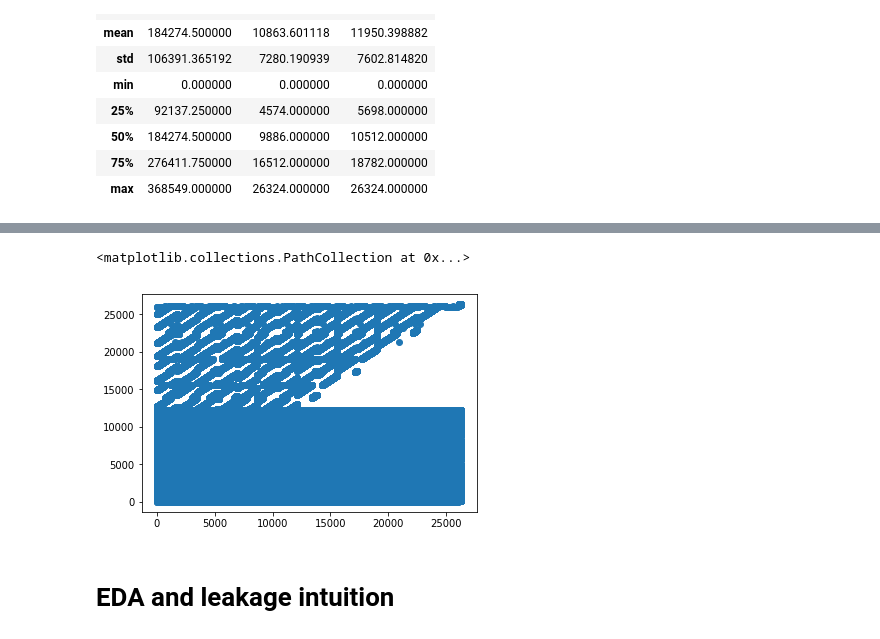
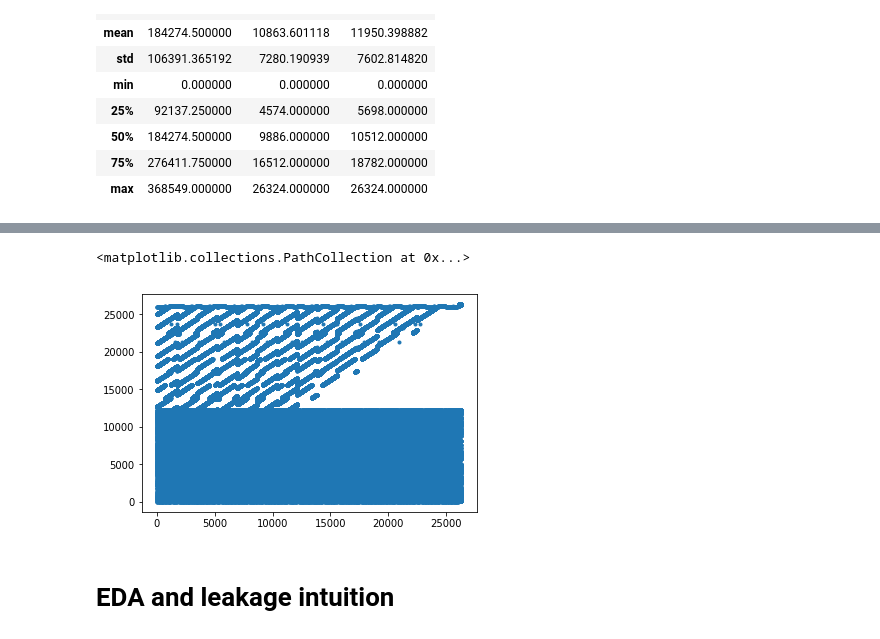
Before and after one commit to piyushchauhan/competitive-data-science, a Jupyter notebook: Programming assignment, week 2: Data leakages/Data leakages.ipynb, the cells around one changed output, grey strips where cells are left out. Drawn from its saved outputs; the diff is of its cells as text; code cells hidden in the pictures.

```diff
--- a/Programming assignment, week 2: Data leakages/Data leakages.ipynb
+++ b/Programming assignment, week 2: Data leakages/Data leakages.ipynb
@@ -79,8 +97,8 @@ test
 # %%
-plt.scatter(test["FirstId"], test["SecondId"])
+plt.scatter(test["FirstId"], test["SecondId"],marker='.')
 # %% [output]
 <matplotlib.collections.PathCollection at 0x...>
-[figure, old version]
+[figure, new version]
 # %% [markdown]
 # EDA and leakage intuition
 # %% [markdown]
```
Also changed, not shown: parts of 3 cells of this notebook, 2 other files.
